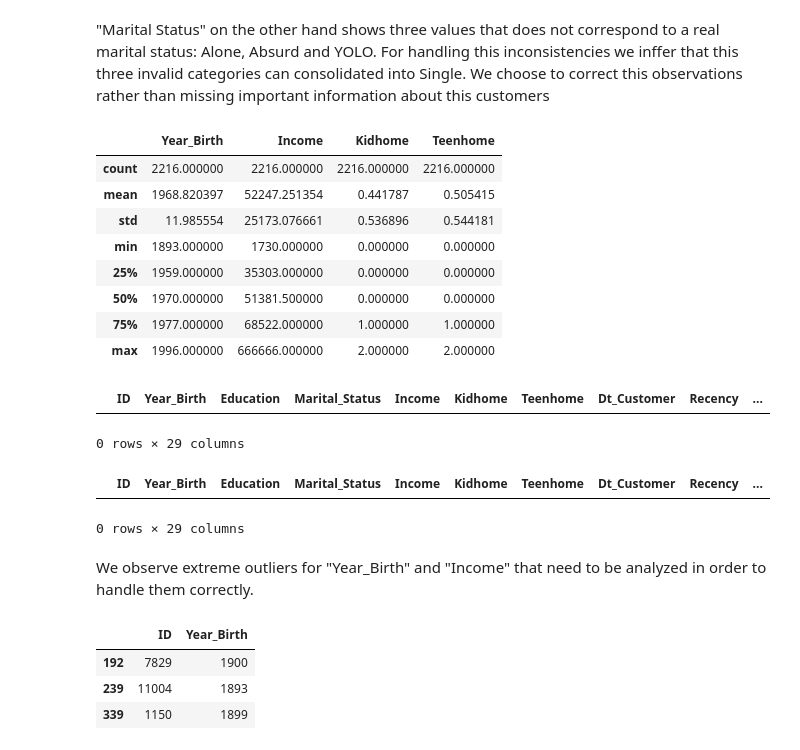
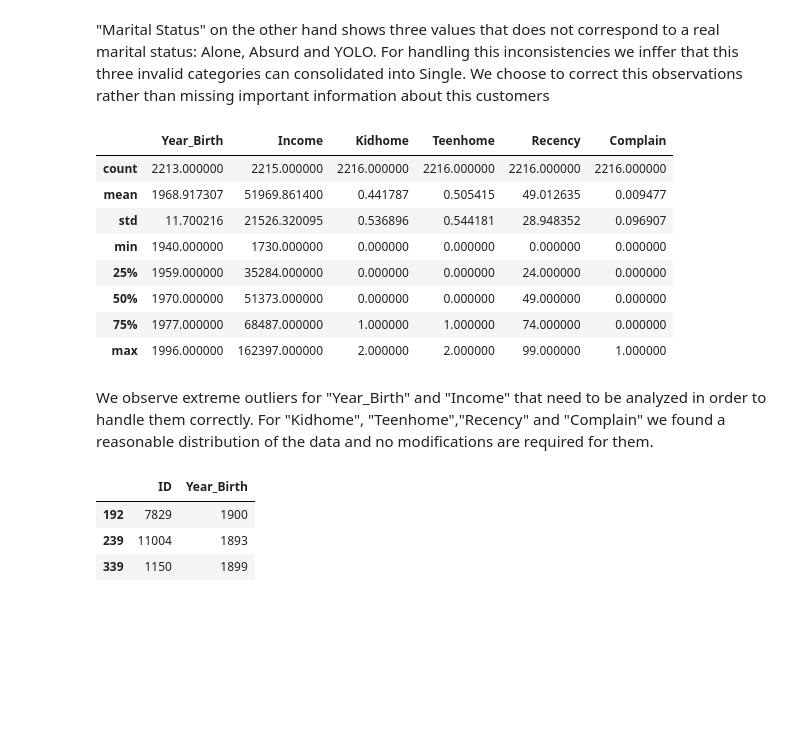
Before and after one commit to fridacarbajalordonez/customer-segmentation-kmeans, a Jupyter notebook: notebooks/customer_segmentation.ipynb, the cells around one changed output. Saved outputs shown, nothing was run; the diff lists cells and outputs as text; code cells hidden in the pictures; blank space fills up the shorter version.

Commit message:
Data lading

```diff
--- a/notebooks/customer_segmentation.ipynb
+++ b/notebooks/customer_segmentation.ipynb
@@ -655,29 +655,19 @@ Name: count, dtype: int64
 "Marital Status" on the other hand shows three values that does not correspond to a real marital status: Alone, Absurd and YOLO.
 For handling this inconsistencies we inffer that this three invalid categories can consolidated into Single. We choose to correct this observations rather than missing important information about this customers
 # %%
-df_clean[["Year_Birth", "Income", "Kidhome", "Teenhome","Recency", "" ]].describe()
+df_clean[["Year_Birth", "Income", "Kidhome", "Teenhome","Recency", "Complain" ]].describe()
 # %% [output]
-|  | Year_Birth | Income | Kidhome | Teenhome |
-| count | 2216.000000 | 2216.000000 | 2216.000000 | 2216.000000 |
-| mean | 1968.820397 | 52247.251354 | 0.441787 | 0.505415 |
-| std | 11.985554 | 25173.076661 | 0.536896 | 0.544181 |
-| min | 1893.000000 | 1730.000000 | 0.000000 | 0.000000 |
-| 25% | 1959.000000 | 35303.000000 | 0.000000 | 0.000000 |
-| 50% | 1970.000000 | 51381.500000 | 0.000000 | 0.000000 |
-| 75% | 1977.000000 | 68522.000000 | 1.000000 | 1.000000 |
-| max | 1996.000000 | 666666.000000 | 2.000000 | 2.000000 |
+|  | Year_Birth | Income | Kidhome | Teenhome | Recency | Complain |
+| count | 2213.000000 | 2215.000000 | 2216.000000 | 2216.000000 | 2216.000000 | 2216.000000 |
+| mean | 1968.917307 | 51969.861400 | 0.441787 | 0.505415 | 49.012635 | 0.009477 |
+| std | 11.700216 | 21526.320095 | 0.536896 | 0.544181 | 28.948352 | 0.096907 |
+| min | 1940.000000 | 1730.000000 | 0.000000 | 0.000000 | 0.000000 | 0.000000 |
+| 25% | 1959.000000 | 35284.000000 | 0.000000 | 0.000000 | 24.000000 | 0.000000 |
+| 50% | 1970.000000 | 51373.000000 | 0.000000 | 0.000000 | 49.000000 | 0.000000 |
+| 75% | 1977.000000 | 68487.000000 | 1.000000 | 1.000000 | 74.000000 | 0.000000 |
+| max | 1996.000000 | 162397.000000 | 2.000000 | 2.000000 | 99.000000 | 1.000000 |
-# %%
-df_clean[df_clean["Kidhome"].isna()]
-# %% [output]
-|  | ID | Year_Birth | Education | Marital_Status | Income | Kidhome | Teenhome | Dt_Customer | Recency | ... |
-0 rows × 29 columns
-# %%
-df_clean[df_clean["Teenhome"].isna()]
-# %% [output]
-|  | ID | Year_Birth | Education | Marital_Status | Income | Kidhome | Teenhome | Dt_Customer | Recency | ... |
-0 rows × 29 columns
 # %% [markdown]
-We observe extreme outliers for "Year_Birth" and "Income" that need to be analyzed in order to handle them correctly.
+We observe extreme outliers for "Year_Birth" and "Income" that need to be analyzed in order to handle them correctly. For "Kidhome", "Teenhome","Recency" and "Complain" we found a reasonable distribution of the data and no modifications are required for them.
 # %%
 df_clean[df_clean["Year_Birth"] < 1920][["ID", "Year_Birth"]]
 # %% [output]
```
Also changed, not shown: parts of 19 cells of this notebook.
